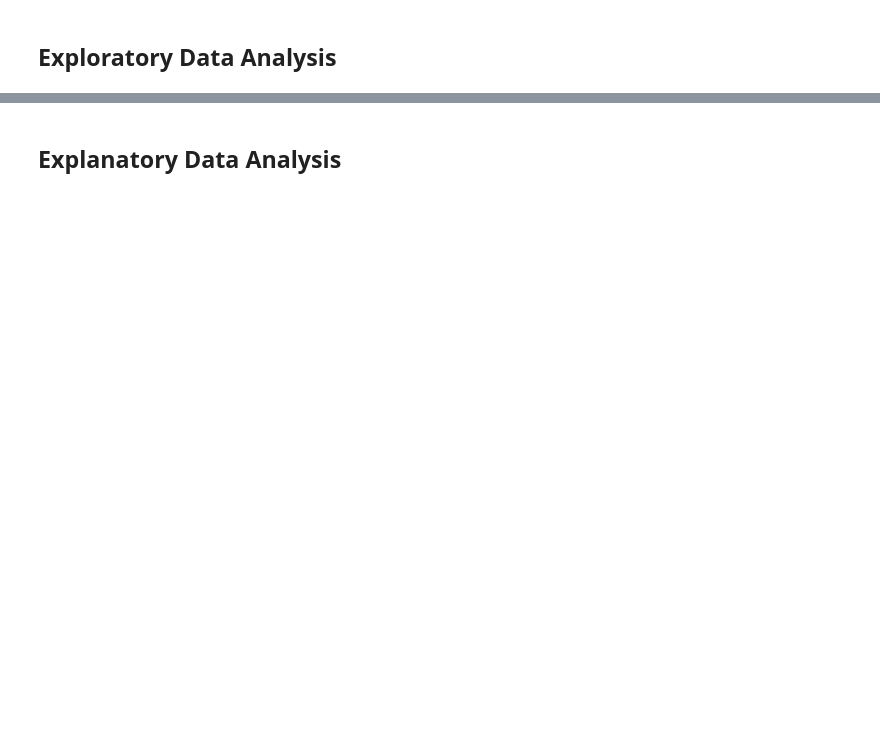
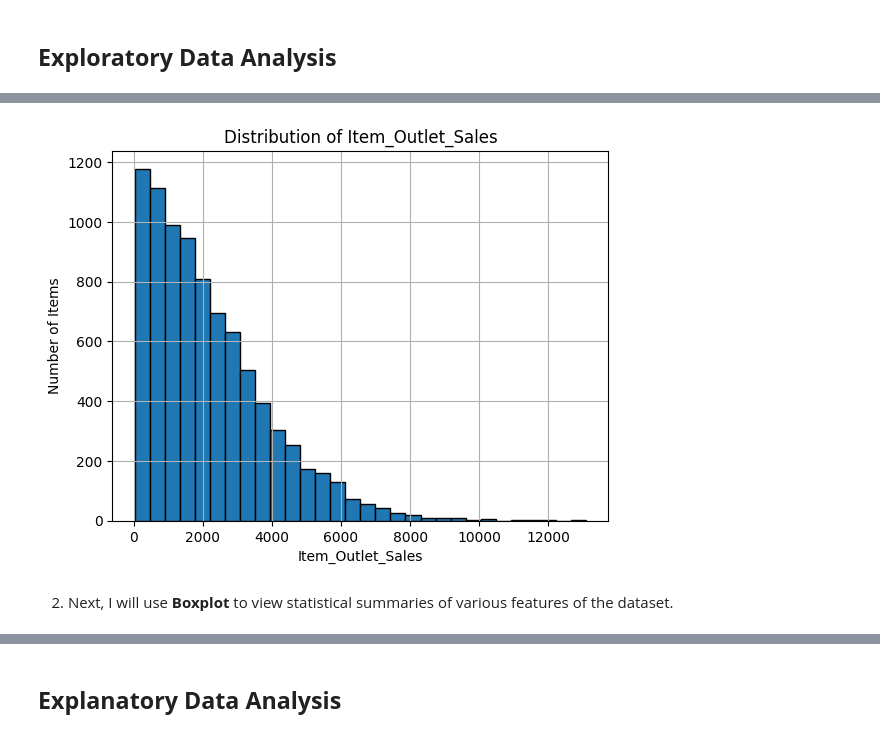
Before and after one commit to ericakitano/Prediction-of-Product-Sales, a Jupyter notebook: Prediction_of_Product_Sales.ipynb, the cells around one changed output, grey strips where cells are left out. Saved outputs shown, nothing was run; the diff lists cells and outputs as text; code cells hidden in the pictures; blank space fills up the shorter version.

```diff
--- a/Prediction_of_Product_Sales.ipynb
+++ b/Prediction_of_Product_Sales.ipynb
@@ -232,0 +258,10 @@ I did not choose to do that earlier because I did not want to skew the data, and
+# %%
+#Distribution of Item_Outlet_Sales
+ax = df['Item_Outlet_Sales'].hist(bins = 30, edgecolor = 'black')
+ax.set_title('Distribution of Item_Outlet_Sales')
+ax.set_xlabel('Item_Outlet_Sales')
+ax.set_ylabel('Number of Items');
+# %% [output]
+[figure, added]
+# %% [markdown]
+2. Next, I will use **Boxplot** to view statistical summaries of various features of the dataset.
```
Also changed, not shown: parts of 24 cells of this notebook.
